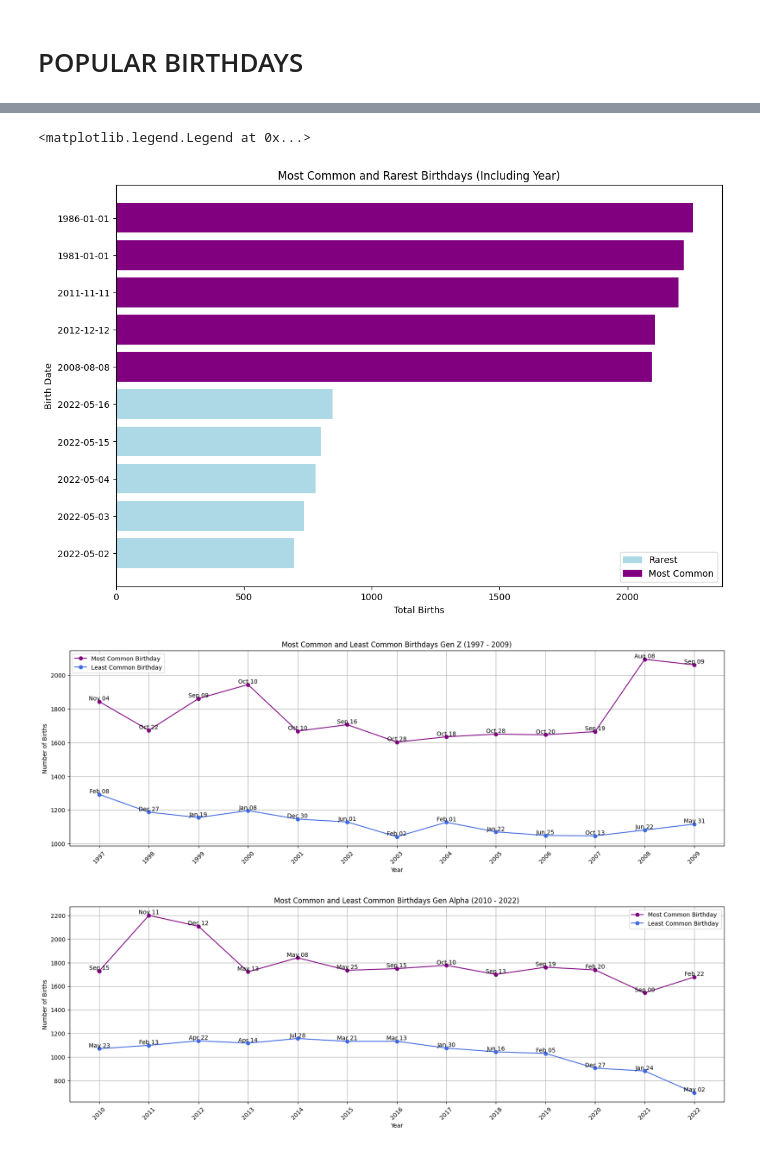
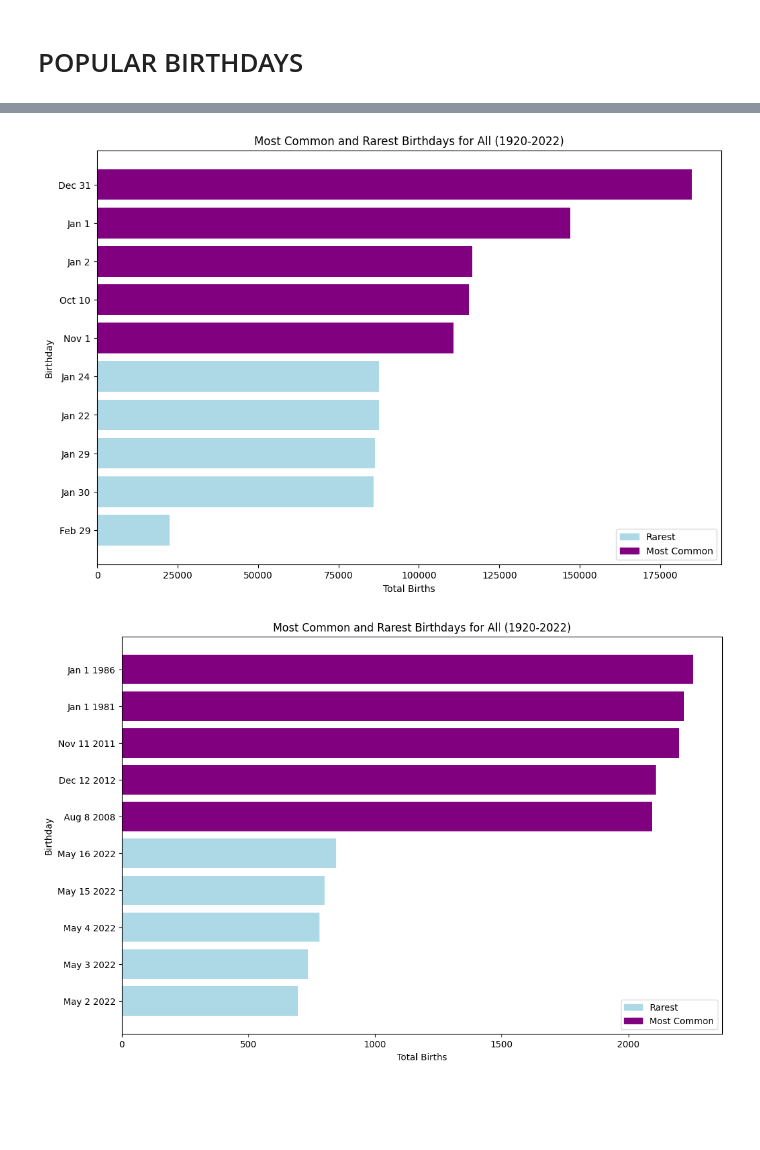
Before and after one commit to aqilahsalihah/birthdayAnalysis, a Jupyter notebook: birthdates.ipynb, the cells around one changed output, grey strips where cells are left out. Cells and saved outputs as stored; diff of their text form; code cells hidden in the pictures; blank space fills up the shorter version.

```diff
--- a/birthdates.ipynb
+++ b/birthdates.ipynb
@@ -158,0 +183,23 @@ def rarest_birthdates(genName, N):
+# %%
+# barchart common and rare birthdays with year
+def commonRareBirthdayandYear(genName, N):
+    # Get common and rare birthdays for the specified generation
+    common_dates = common_birthday('younger', 5) #including year
+    rare_dates = rarest_birthday('younger', 5) #including year
+    # Combine common and rare dates into a single DataFrame
+    birthdates = pd.concat([common_dates, rare_dates], ignore_index=True).sort_values(by='births', ascending=True)
+
+    # Plot the combined data
+    plt.figure(figsize=(12, 8))
+    bars = plt.barh(birthdates['month'].map(month_names) + ' ' + birthdates['date'].astype(str) + ' ' + birthdates['year'].astype(str), birthdates['births'], color=['lightblue']*len(rare_dates) + ['purple']*len(common_dates))
+    plt.title(f'Most Common and Rarest Birthdays for {generation_ranges[genName][0]}')
+    plt.xlabel('Total Births')
+    plt.ylabel('Birthday')
+
+    # Create a legend
+    legend_colors = {'Rarest': 'lightblue', 'Most Common': 'purple'}
+    legend_labels = list(legend_colors.keys())
+    legend_handles = [plt.Rectangle((0,0),1,1, color=legend_colors[label]) for label in legend_labels]
+    plt.legend(legend_handles, legend_labels)
+
+    plt.show()
@@ -221,46 +263,6 @@ plt.legend(legend_handles, legend_labels)
-# %%
-birthdatesYear = pd.concat([commonBirthday, rareBirthday], ignore_index=True).sort_values(by='births', ascending=True)
-
-plt.figure(figsize=(12, 8))
-bars = plt.barh(birthdatesYear['birthdate'].astype(str), birthdatesYear['births'], color=['lightblue']*len(rareBirthday) + ['purple']*len(commonBirthday))
-plt.title('Most Common and Rarest Birthdays (Including Year)')
-plt.xlabel('Total Births')
-plt.ylabel('Birth Date')
-
-# Create a legend
-legend_colors = {'Rarest': 'lightblue', 'Most Common': 'purple'}
-legend_labels = list(legend_colors.keys())
-legend_handles = [plt.Rectangle((0,0),1,1, color=legend_colors[label]) for label in legend_labels]
-plt.legend(legend_handles, legend_labels)
-# %% [output]
-<matplotlib.legend.Legend at 0x...>
-[figure, removed]
-# %%
-def plotMaxMin(genName):
-    most_common = gen[genName].groupby('year').apply(lambda x: x.loc[x['births'].idxmax()]).reset_index(drop=True)
-    least_common = gen[genName].groupby('year').apply(lambda x: x.loc[x['births'].idxmin()]).reset_index(drop=True)
-    # Plotting
-    plt.figure(figsize=(20, 6))
-    plt.plot(most_common['year'], most_common['births'], label='Most Common Birthday', marker='o', color='purple')
-    plt.plot(least_common['year'], least_common['births'], label='Least Common Birthday', marker='o', color='royalblue')
-    plt.xlabel('Year')
-    plt.xticks(most_common['year'], rotation=45)
-    plt.ylabel('Number of Births')
-
-    plt.title(f'Most Common and Least Common Birthdays {generation_ranges[genName][0]}')
-    plt.legend()
-    plt.grid(True)
-
-    for year, births, birthdate in zip(most_common['year'], most_common['births'], most_common['birthdate']):
-        plt.text(year, births, f"{birthdate.strftime('%b %d')}", ha='center', va='bottom')
-
-    for year, births, birthdate in zip(least_common['year'], least_common['births'], least_common['birthdate']):
-        plt.text(year, births, f"{birthdate.strftime('%b %d')}", ha='center', va='bottom')
-
-    plt.show()
-
-plotMaxMin('genZ')
-plotMaxMin('genAlpha')
-# %% [output]
-[figure, removed]
-[figure, removed]
+# %%
+commonRareBirthday('all', 5)
+commonRareBirthdayandYear('all', 5)
+# %% [output]
+[figure, added]
+[figure, added]
```
Also changed, not shown: parts of 8 cells of this notebook.
